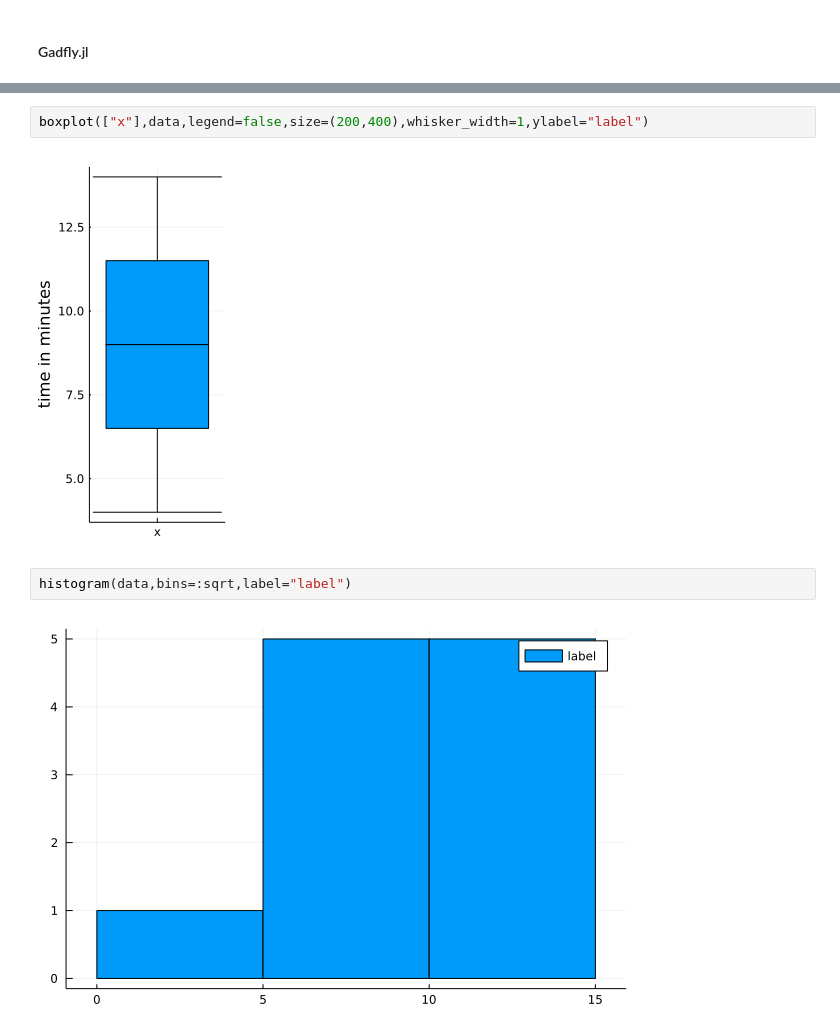
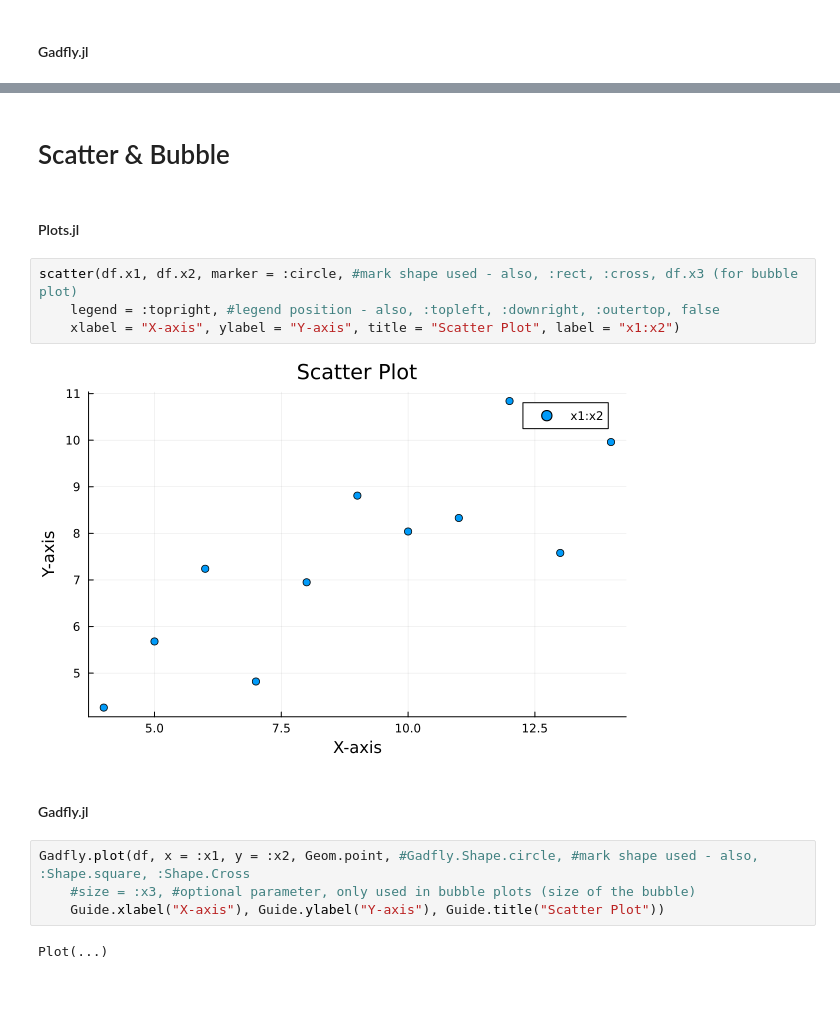
Before and after one commit to salomaoalves/Languages, a Jupyter notebook: Julia/Visualization.ipynb, the cells around one changed output, grey strips where cells are left out. Saved outputs shown, nothing was run; the diff lists cells and outputs as text; blank space fills up the shorter version.

```diff
--- a/Julia/Visualization.ipynb
+++ b/Julia/Visualization.ipynb
@@ -70,8 +75,18 @@ scatter(data,label="lavels")
-# %%
-boxplot(["x"],data,legend=false,size=(200,400),whisker_width=1,ylabel="label")
-# %% [output]
-[figure, removed]
-# %%
-histogram(data,bins=:sqrt,label="label")
-# %% [output]
-[figure, removed]
+# %% [markdown]
+# Scatter & Bubble
+# %% [markdown]
+#### Plots.jl
+# %%
+scatter(df.x1, df.x2, marker = :circle, #mark shape used - also, :rect, :cross, df.x3 (for bubble plot)
+    legend = :topright, #legend position - also, :topleft, :downright, :outertop, false
+    xlabel = "X-axis", ylabel = "Y-axis", title = "Scatter Plot", label = "x1:x2")
+# %% [output]
+[figure, added]
+# %% [markdown]
+#### Gadfly.jl
+# %%
+Gadfly.plot(df, x = :x1, y = :x2, Geom.point, #Gadfly.Shape.circle, #mark shape used - also, :Shape.square, :Shape.Cross
+    #size = :x3, #optional parameter, only used in bubble plots (size of the bubble)
+    Guide.xlabel("X-axis"), Guide.ylabel("Y-axis"), Guide.title("Scatter Plot"))
+# %% [output]
+Plot(...)
```
Also changed, not shown: parts of 34 cells of this notebook, 1 other file.
